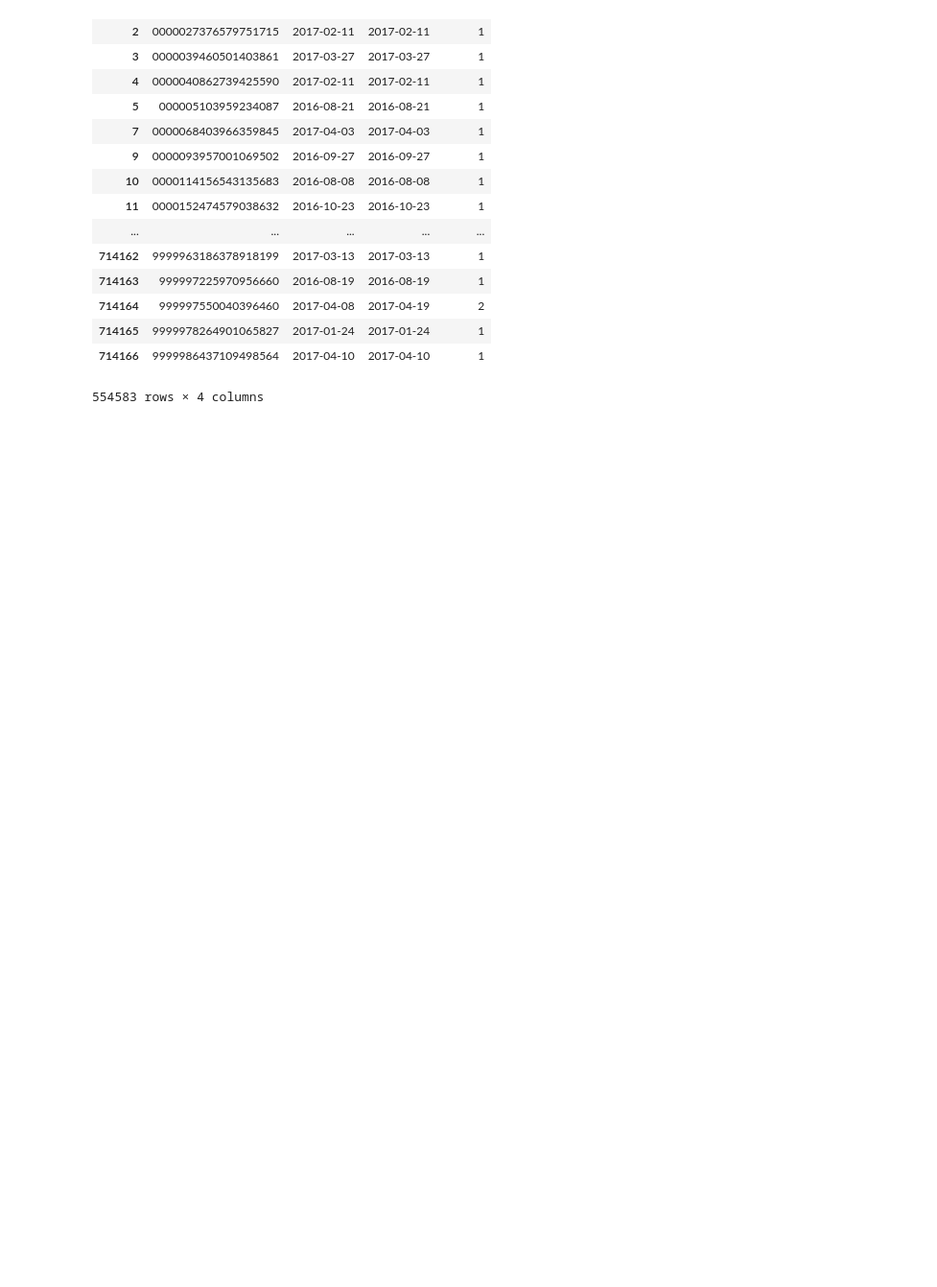
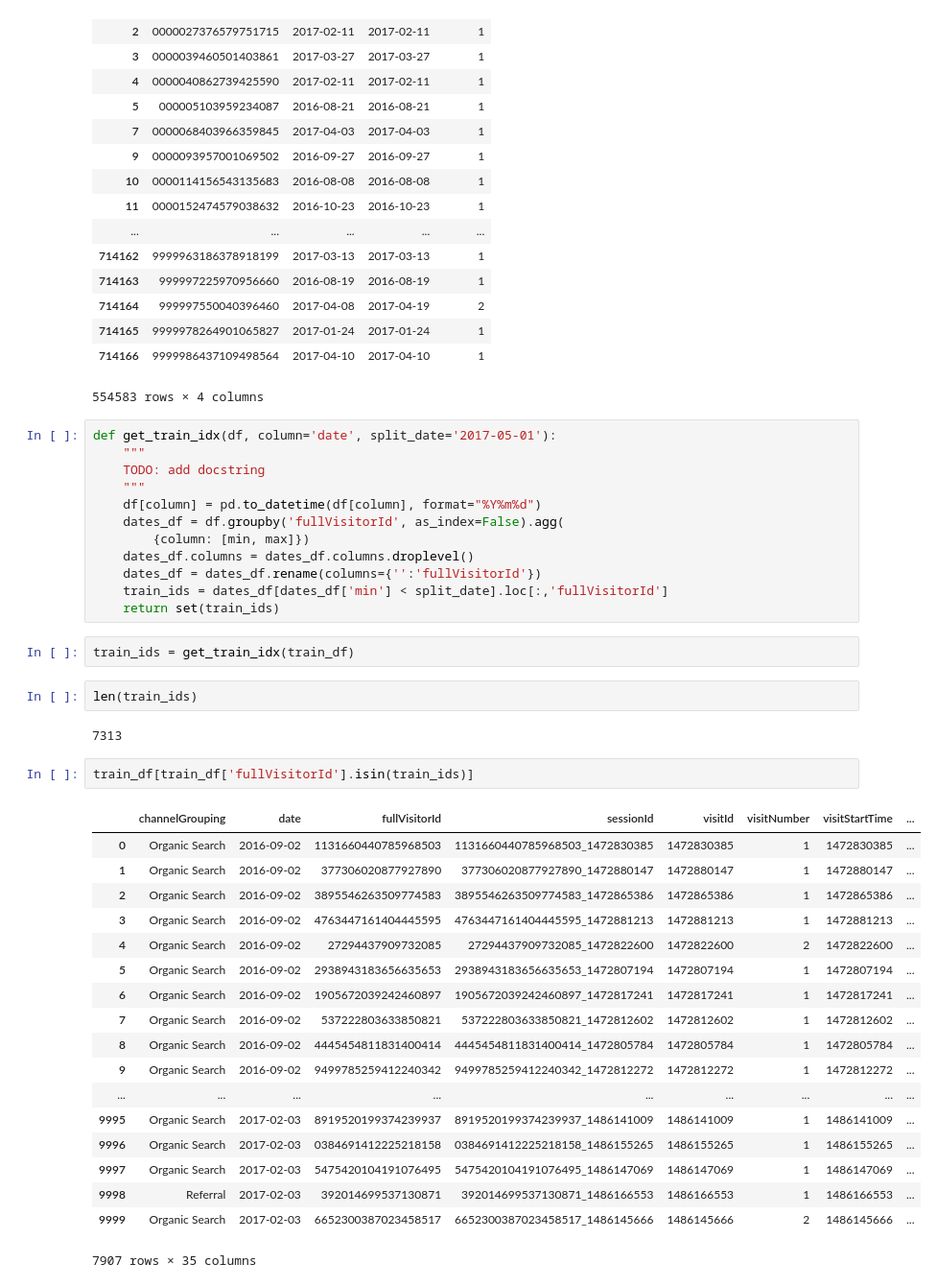
Before and after one commit to ademyanchuk/kaggle_google_revenue, a Jupyter notebook: notebooks/time_exploration.ipynb, the cells around one changed output. Shown at 96% size. Cells and saved outputs as stored; diff of their text form; blank space fills up the shorter version.

```diff
--- a/notebooks/time_exploration.ipynb
+++ b/notebooks/time_exploration.ipynb
@@ -147,3 +150,42 @@ train_dates_df[train_dates_df['max'] < '2017-05-01']
 | 714165 | 9999978264901065827 | 2017-01-24 | 2017-01-24 | 1 |
 | 714166 | 9999986437109498564 | 2017-04-10 | 2017-04-10 | 1 |
 554583 rows × 4 columns
+# %%
+def get_train_idx(df, column='date', split_date='2017-05-01'):
+    """
+    TODO: add docstring
+    """
+    df[column] = pd.to_datetime(df[column], format="%Y%m%d")
+    dates_df = df.groupby('fullVisitorId', as_index=False).agg(
+        {column: [min, max]})
+    dates_df.columns = dates_df.columns.droplevel()
+    dates_df = dates_df.rename(columns={'':'fullVisitorId'})
+    train_ids = dates_df[dates_df['min'] < split_date].loc[:,'fullVisitorId']
+    return set(train_ids)
+# %%
+train_ids = get_train_idx(train_df)
+# %%
+len(train_ids)
+# %% [output]
+7313
+# %%
+train_df[train_df['fullVisitorId'].isin(train_ids)]
+# %% [output]
+|  | channelGrouping | date | fullVisitorId | sessionId | visitId | visitNumber | visitStartTime | ... |
+| 0 | Organic Search | 2016-09-02 | 1131660440785968503 | 1131660440785968503_1472830385 | 1472830385 | 1 | 1472830385 | ... |
+| 1 | Organic Search | 2016-09-02 | 377306020877927890 | 377306020877927890_1472880147 | 1472880147 | 1 | 1472880147 | ... |
+| 2 | Organic Search | 2016-09-02 | 3895546263509774583 | 3895546263509774583_1472865386 | 1472865386 | 1 | 1472865386 | ... |
+| 3 | Organic Search | 2016-09-02 | 4763447161404445595 | 4763447161404445595_1472881213 | 1472881213 | 1 | 1472881213 | ... |
+| 4 | Organic Search | 2016-09-02 | 27294437909732085 | 27294437909732085_1472822600 | 1472822600 | 2 | 1472822600 | ... |
+| 5 | Organic Search | 2016-09-02 | 2938943183656635653 | 2938943183656635653_1472807194 | 1472807194 | 1 | 1472807194 | ... |
+| 6 | Organic Search | 2016-09-02 | 1905672039242460897 | 1905672039242460897_1472817241 | 1472817241 | 1 | 1472817241 | ... |
+| 7 | Organic Search | 2016-09-02 | 537222803633850821 | 537222803633850821_1472812602 | 1472812602 | 1 | 1472812602 | ... |
+| 8 | Organic Search | 2016-09-02 | 4445454811831400414 | 4445454811831400414_1472805784 | 1472805784 | 1 | 1472805784 | ... |
+| 9 | Organic Search | 2016-09-02 | 9499785259412240342 | 9499785259412240342_1472812272 | 1472812272 | 1 | 1472812272 | ... |
+| ... | ... | ... | ... | ... | ... | ... | ... | ... |
+| 9995 | Organic Search | 2017-02-03 | 8919520199374239937 | 8919520199374239937_1486141009 | 1486141009 | 1 | 1486141009 | ... |
+| 9996 | Organic Search | 2017-02-03 | 0384691412225218158 | 0384691412225218158_1486155265 | 1486155265 | 1 | 1486155265 | ... |
+| 9997 | Organic Search | 2017-02-03 | 5475420104191076495 | 5475420104191076495_1486147069 | 1486147069 | 1 | 1486147069 | ... |
+| 9998 | Referral | 2017-02-03 | 392014699537130871 | 392014699537130871_1486166553 | 1486166553 | 1 | 1486166553 | ... |
+| 9999 | Organic Search | 2017-02-03 | 6652300387023458517 | 6652300387023458517_1486145666 | 1486145666 | 2 | 1486145666 | ... |
+7907 rows × 35 columns
```
Also changed, not shown: parts of 9 cells of this notebook.
